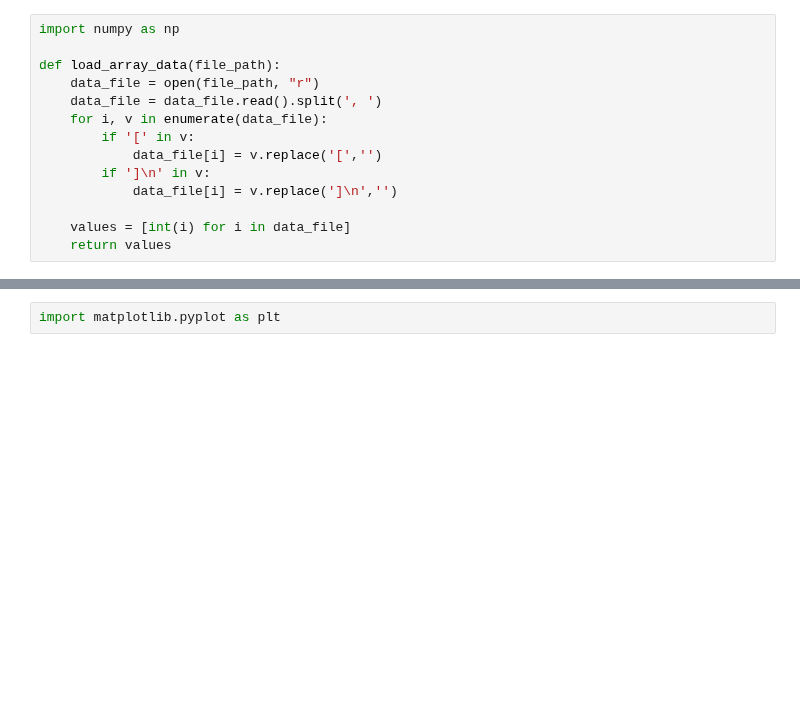
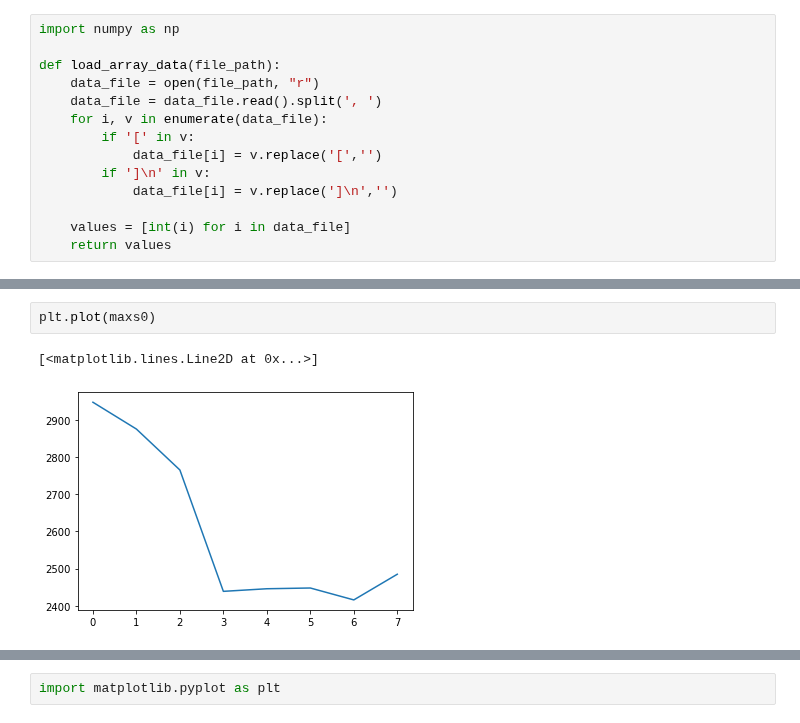
Before and after one commit to yagami009/ding, a Jupyter notebook: micropython/PythonBook.ipynb, the cells around one changed output, grey strips where cells are left out. Saved outputs shown, nothing was run; the diff lists cells and outputs as text; blank space fills up the shorter version.

```diff
--- a/micropython/PythonBook.ipynb
+++ b/micropython/PythonBook.ipynb
@@ -163,0 +170,5 @@ for i in data:
+# %%
+plt.plot(maxs0)
+# %% [output]
+[<matplotlib.lines.Line2D at 0x...>]
+[figure, added]
```
Also changed, not shown: parts of 11 cells of this notebook, 1 other file.
